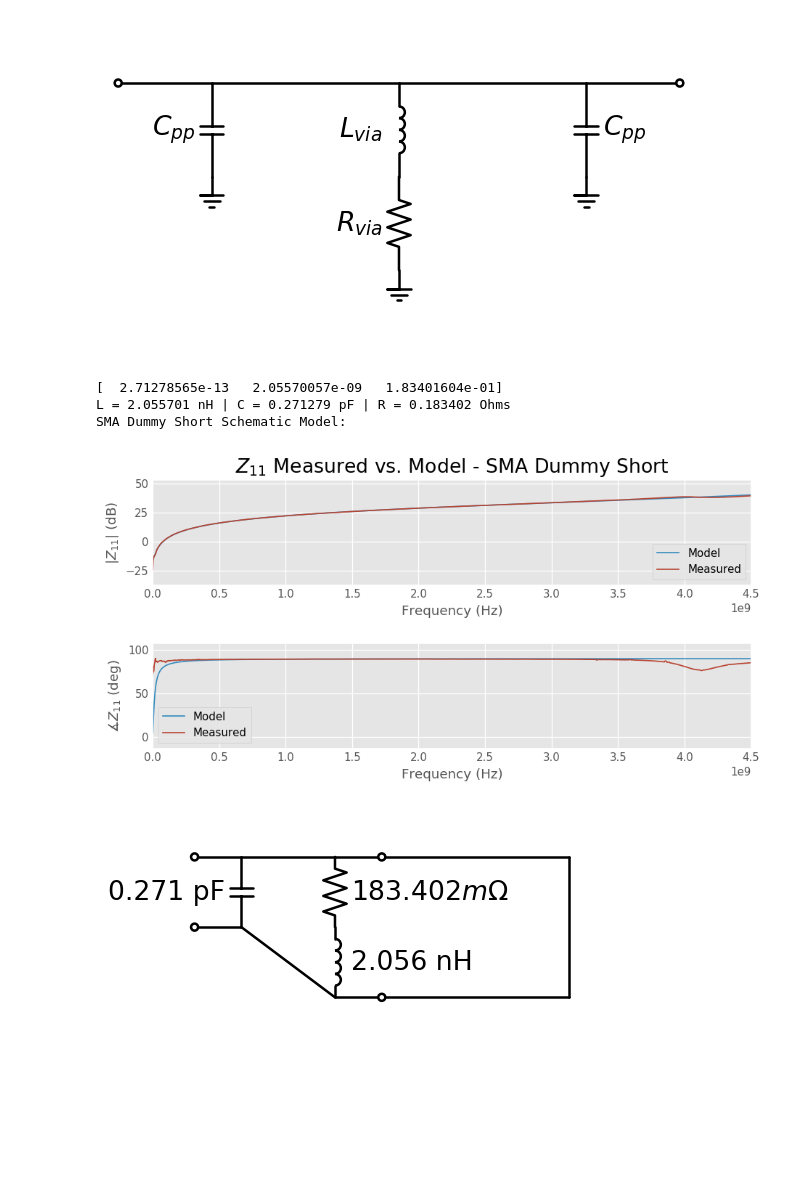
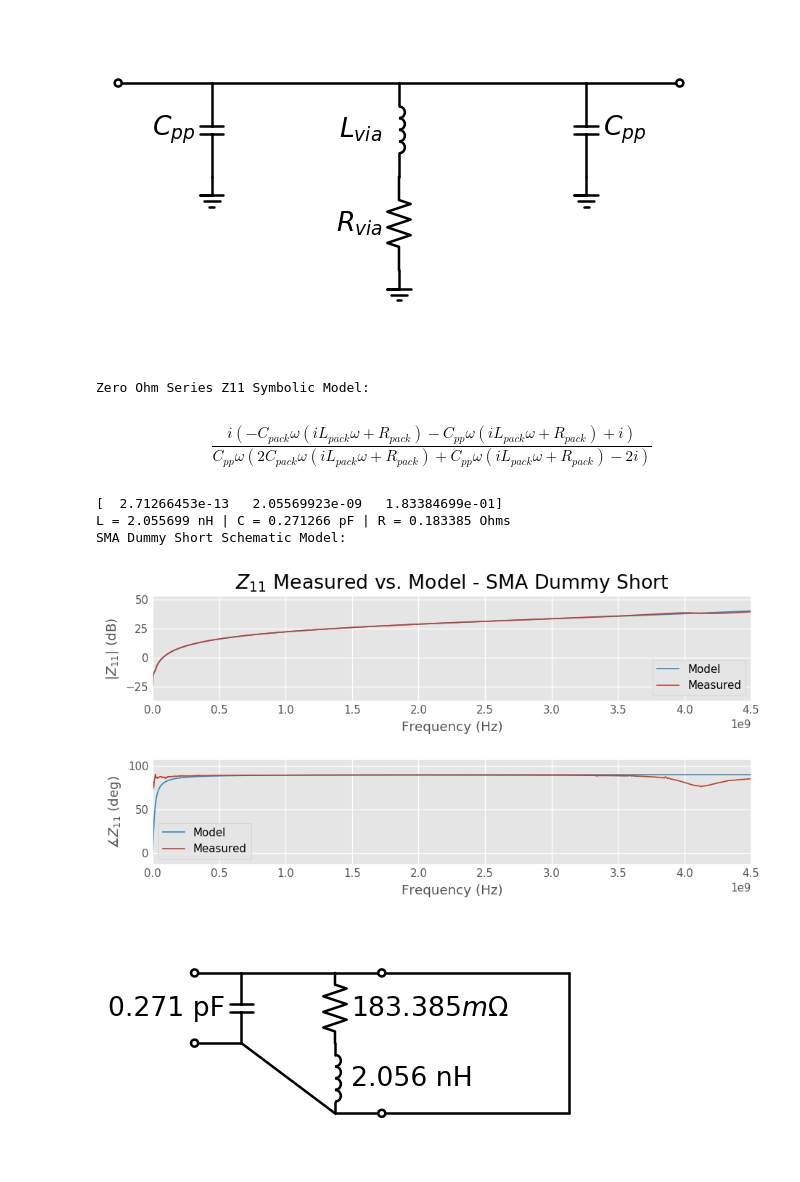
Before and after one commit to vighneshiyer/ee142_labs, a Jupyter notebook: lab1_redux/Lab1_Notebook.ipynb, the cells around one changed output. Drawn from its saved outputs; the diff is of its cells as text; code cells hidden in the pictures; blank space fills up the shorter version.

```diff
--- a/lab1_redux/Lab1_Notebook.ipynb
+++ b/lab1_redux/Lab1_Notebook.ipynb
@@ -225,0 +223,5 @@ def compare_fit_with_data(model, model_fit_params, measured_data, title=''):
+# %%
+zero_ohm_series_model = zero_ohm_series_model()
+# %% [output]
+Zero Ohm Series Z11 Symbolic Model:
+$$\frac{i \left(- C_{pack} \omega \left(i L_{pack} \omega + R_{pack}\right) - C_{pp} \omega \left(i L_{pack} \omega + R_{pack}\right) + i\right)}{C_{pp} \omega \left(2 C_{pack} \omega \left(i L_{pack} \omega + R_{pack}\right) + C_{pp} \omega \left(i L_{pack} \omega + R_{pack}\right) - 2 i\right)}$$
@@ -226,13 +318,13 @@ def compare_fit_with_data(model, model_fit_params, measured_data, title=''):
 # %%
-sma_dummy_short_fit = optimize_for_Z11(sma_dummy_short_model, (1e-12, 1e-9, 100e-3), sma_dummy_short_data)
+sma_dummy_short_fit = optimize_for_Z11(sma_dummy_short_model, (1e-12, 1e-9, 100e-3), sma_dummy_short_data, loss_fn='mag')
 print(sma_dummy_short_fit.x)
 compare_fit_with_data(sma_dummy_short_model, sma_dummy_short_fit.x, sma_dummy_short_data, title='SMA Dummy Short')
 print("L = %f nH | C = %f pF | R = %f Ohms" %(sma_dummy_short_fit.x[1]/1e-9, sma_dummy_short_fit.x[0]/1e-12, sma_dummy_short_fit.x[2]))
 sma_dummy_short_schematic(R=mOhm(sma_dummy_short_fit.x[2]), C=pF(sma_dummy_short_fit.x[0]), L=nH(sma_dummy_short_fit.x[1]))
 # %% [output]
-[  2.71278565e-13   2.05570057e-09   1.83401604e-01]
-L = 2.055701 nH | C = 0.271279 pF | R = 0.183402 Ohms
+[  2.71266453e-13   2.05569923e-09   1.83384699e-01]
+L = 2.055699 nH | C = 0.271266 pF | R = 0.183385 Ohms
 SMA Dummy Short Schematic Model:
 [figure]
-[figure, old version]
+[figure, new version]
 # %%
```
Also changed, not shown: parts of 10 cells of this notebook, 1 other file.
